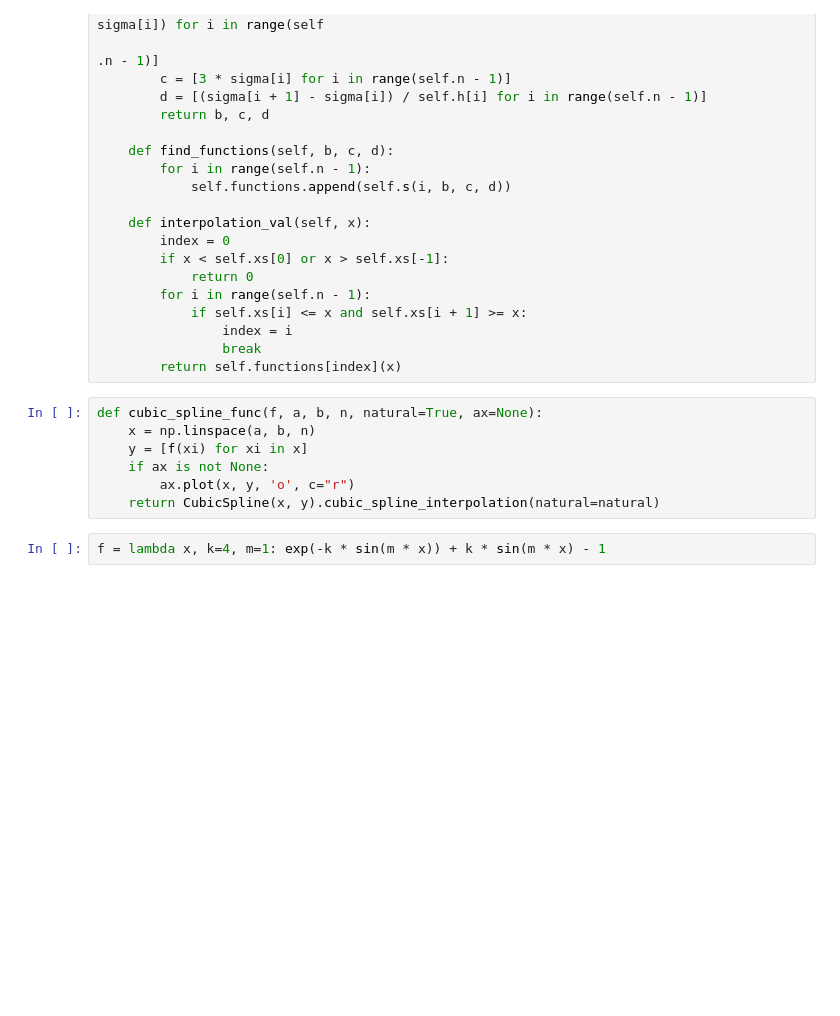
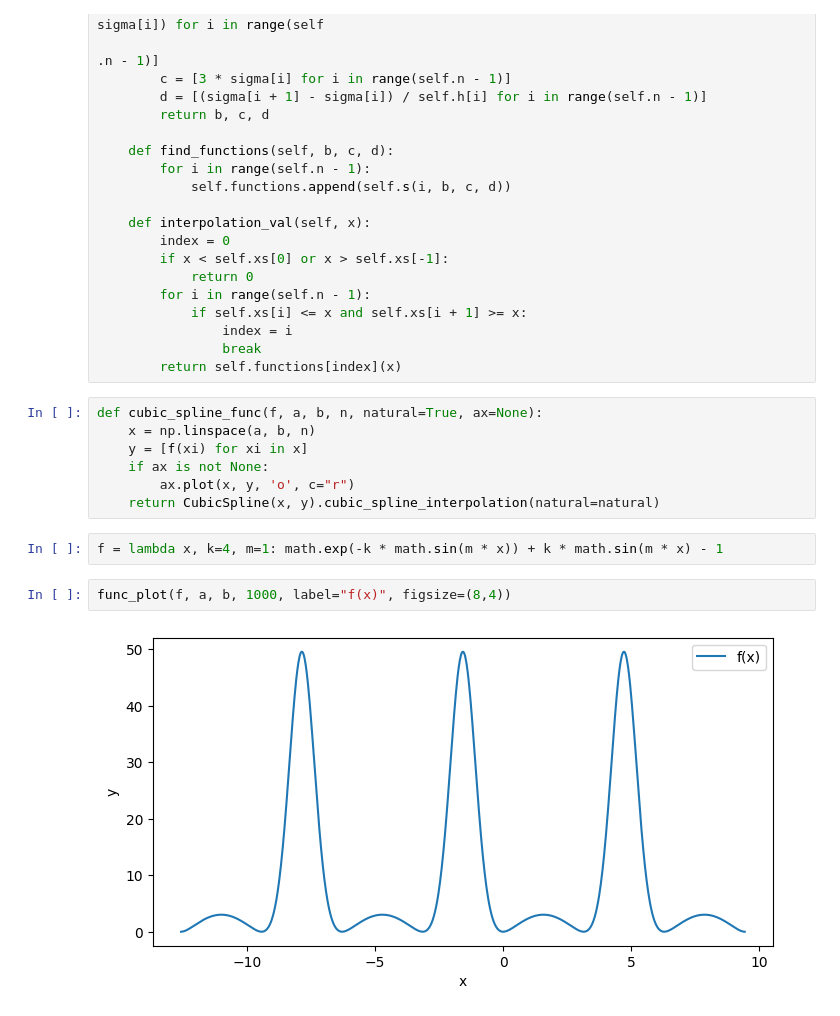
Before and after one commit to tomaszkurcon/mownit, a Jupyter notebook: lab_4/splines_interpolation.ipynb, the cells around one changed output. Cells and saved outputs as stored; diff of their text form; blank space fills up the shorter version.

```diff
--- a/lab_4/splines_interpolation.ipynb
+++ b/lab_4/splines_interpolation.ipynb
@@ -205,4 +218,8 @@ def cubic_spline_func(f, a, b, n, natural=True, ax=None):
         ax.plot(x, y, 'o', c="r")
     return CubicSpline(x, y).cubic_spline_interpolation(natural=natural)
 # %%
-f = lambda x, k=4, m=1: exp(-k * sin(m * x)) + k * sin(m * x) - 1
+f = lambda x, k=4, m=1: math.exp(-k * math.sin(m * x)) + k * math.sin(m * x) - 1
+# %%
+func_plot(f, a, b, 1000, label="f(x)", figsize=(8,4))
+# %% [output]
+[figure, added]
```
Also changed, not shown: parts of 4 cells of this notebook, 1 other file.
